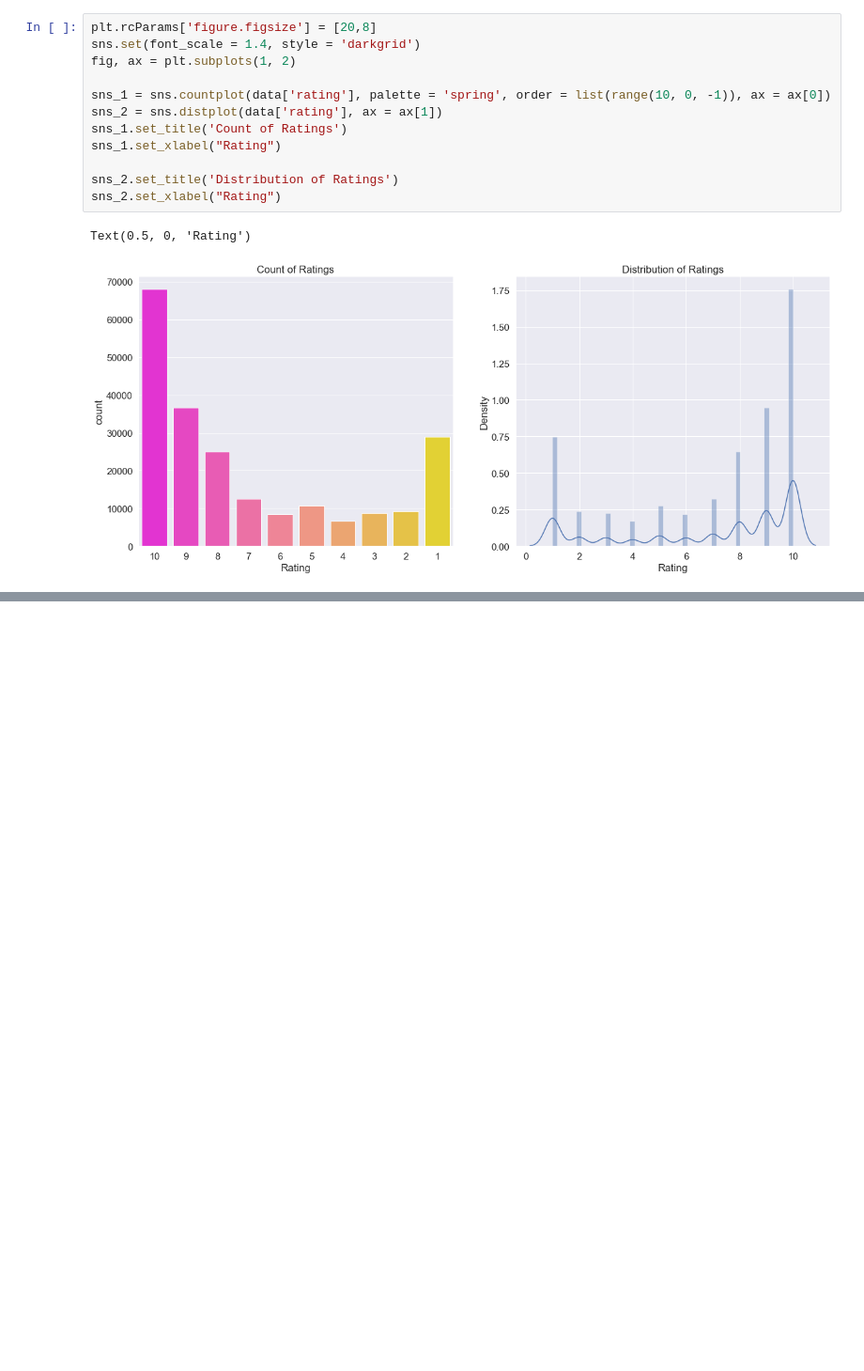
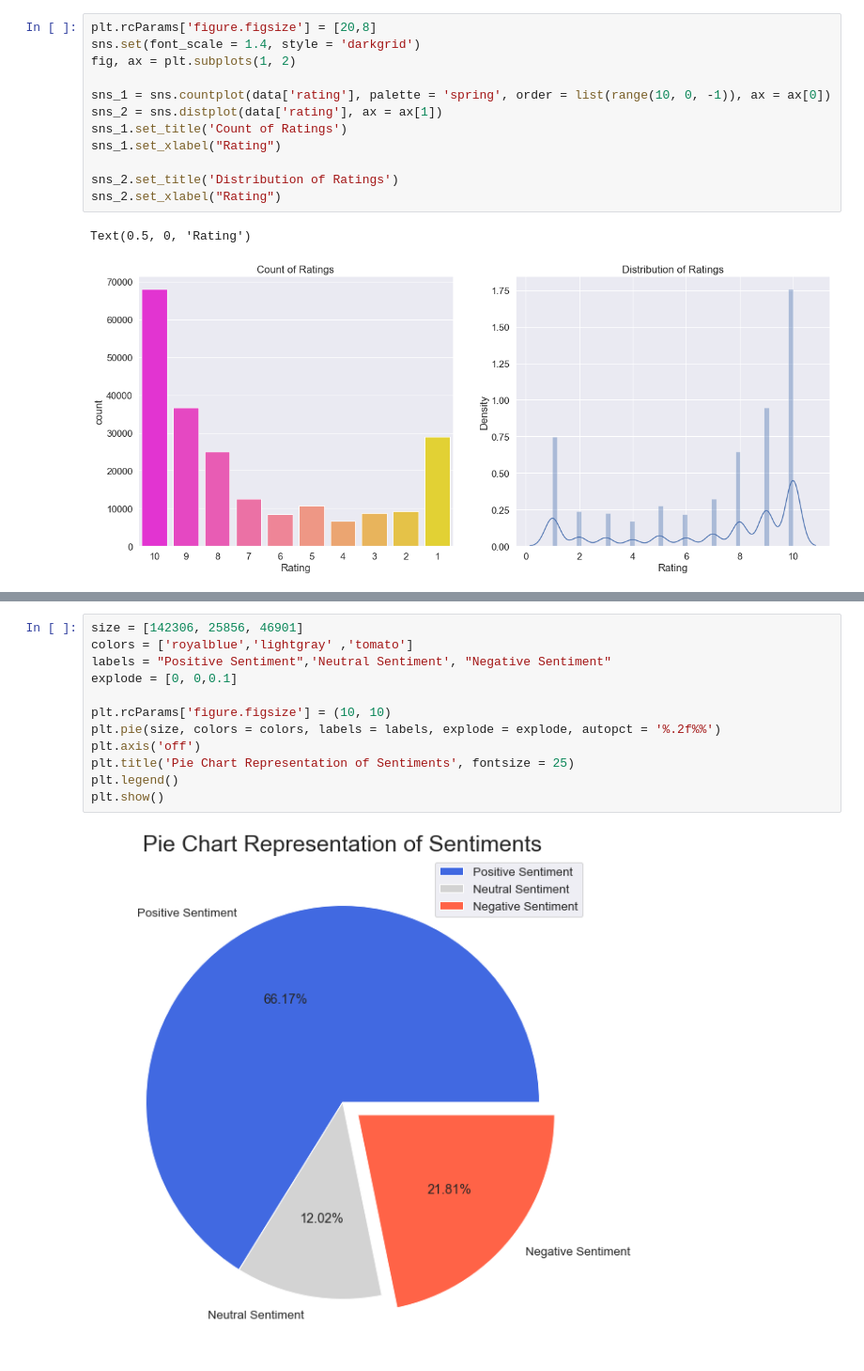
Before and after one commit to Cpizzle1/drug_sentiment_analysis, a Jupyter notebook: notebooks/eda with virtual_env_xgboost.ipynb, the cells around one changed output, grey strips where cells are left out. Shown at 94% size. Saved outputs shown, nothing was run; the diff lists cells and outputs as text; blank space fills up the shorter version.

```diff
--- a/notebooks/eda with virtual_env_xgboost.ipynb
+++ b/notebooks/eda with virtual_env_xgboost.ipynb
@@ -155,0 +209,14 @@ Text(0.5, 0, 'Rating')
+# %%
+size = [142306, 25856, 46901]
+colors = ['royalblue','lightgray' ,'tomato']
+labels = "Positive Sentiment",'Neutral Sentiment', "Negative Sentiment"
+explode = [0, 0,0.1]
+
+plt.rcParams['figure.figsize'] = (10, 10)
+plt.pie(size, colors = colors, labels = labels, explode = explode, autopct = '%.2f%%')
+plt.axis('off')
+plt.title('Pie Chart Representation of Sentiments', fontsize = 25)
+plt.legend()
+plt.show()
+# %% [output]
+[figure, added]
```
Also changed, not shown: parts of 38 cells of this notebook, 1 other file.
